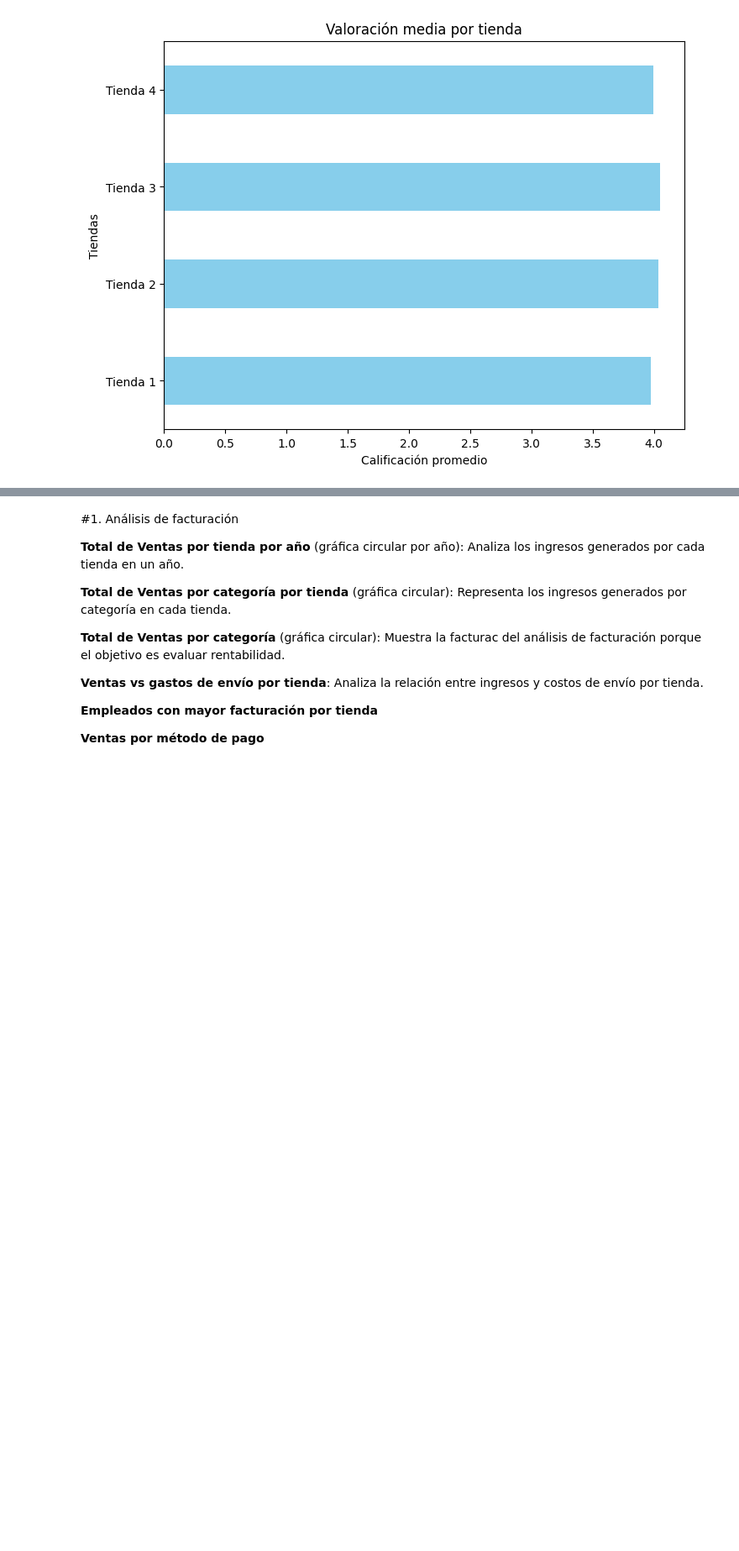
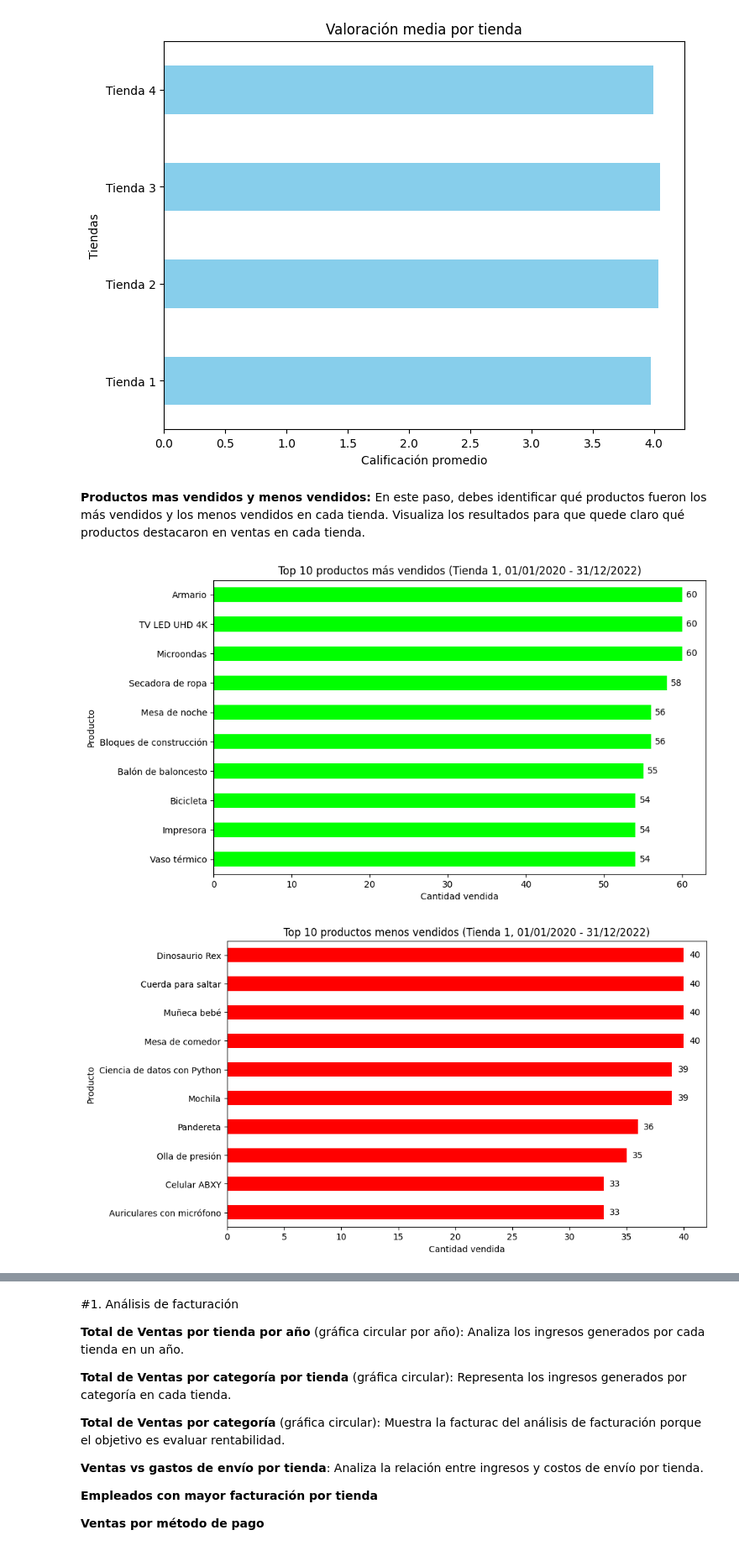
Before and after one commit to mauloredo/challenge-alura-store-mlp, a Jupyter notebook: AluraStoreLatam.ipynb, the cells around one changed output, grey strips where cells are left out. Shown at 84% size. Cells and saved outputs as stored; diff of their text form; code cells hidden in the pictures; blank space fills up the shorter version.

Commit message:
Se añaden gráficas con los productos mas vendidos y menos vendidos por tienda en un rango de tiempo especificado

```diff
--- a/AluraStoreLatam.ipynb
+++ b/AluraStoreLatam.ipynb
@@ -177,3 +177,54 @@ Valoración media de Tienda 2: 4.04
 Valoración media de Tienda 3: 4.05
 Valoración media de Tienda 4: 4.00
 [figure]
+# %% [markdown]
+**Productos mas vendidos y menos vendidos:** En este paso, debes identificar qué productos fueron los más vendidos y los menos vendidos en cada tienda. Visualiza los resultados para que quede claro qué productos destacaron en ventas en cada tienda.
+# %%
+import matplotlib.pyplot as plt
+
+# Crear un diccionario para las tiendas y sus datos
+tiendas = {
+    'Tienda 1': tienda,
+    'Tienda 2': tienda2,
+    'Tienda 3': tienda3,
+    'Tienda 4': tienda4
+}
+
+# Iterar para generar gráficos
+for nombre_tienda, datos in tiendas.items():
+    # Agrupar y ordenar por cantidad de ítems vendidos
+    productos_vendidos = datos.groupby('Producto').size().sort_values(ascending=False)
+
+    # Crear el rango de tiempo dinámico
+    rango_tiempo = f"{datos['Fecha de Compra'].min()} - {datos['Fecha de Compra'].max()}"  # Ajusta si la columna es diferente
+
+    # Generar el gráfico para los productos más vendidos
+    fig, ax = plt.subplots(figsize=(10, 6))
+    productos_vendidos.head(10).plot(kind='barh', color='lime', ax=ax)
+    ax.set_title(f"Top 10 productos más vendidos ({nombre_tienda}, {rango_tiempo})")
+    ax.set_xlabel('Cantidad vendida')
+    ax.set_ylabel('Producto')
+    ax.invert_yaxis()  # Productos más vendidos en la parte superior
+
+    # Agregar etiquetas al lado de las barras
+    for i, valor in enumerate(productos_vendidos.head(10)):
+        ax.text(valor + 0.5, i, str(valor), va='center')  # Etiquetas con cantidad vendida
+
+    plt.show()
+
+    # Generar el gráfico para los productos menos vendidos
+    fig, ax = plt.subplots(figsize=(10, 6))
+    productos_vendidos.tail(10).plot(kind='barh', color='red', ax=ax)
+    ax.set_title(f"Top 10 productos menos vendidos ({nombre_tienda}, {rango_tiempo})")
+    ax.set_xlabel('Cantidad vendida')
+    ax.set_ylabel('Producto')
+    ax.invert_yaxis()  # Productos menos vendidos en la parte superior
+
+    # Agregar etiquetas al lado de las barras
+    for i, valor in enumerate(productos_vendidos.tail(10)):
+        ax.text(valor + 0.5, i, str(valor), va='center')
+
+    plt.show()
+# %% [output]
+[figure, added]
+[figure, added]
```
Also changed, not shown: parts of 1 cell of this notebook.
